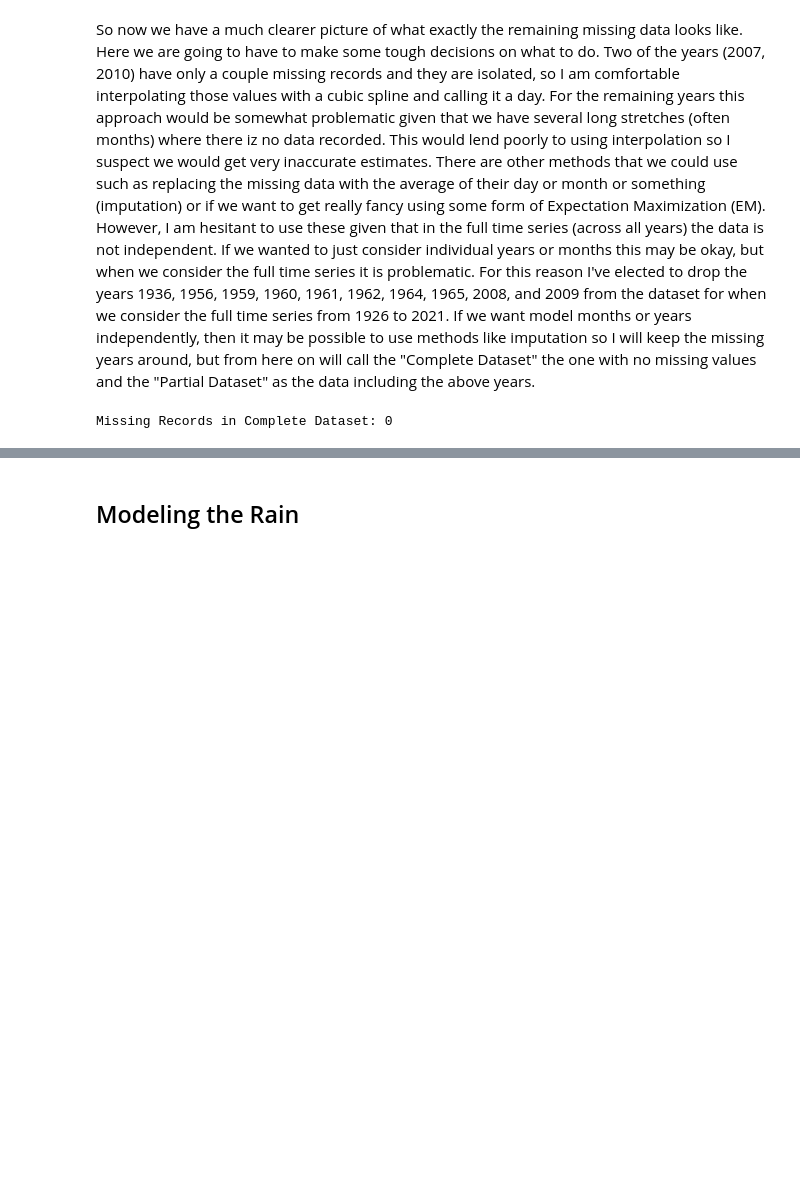
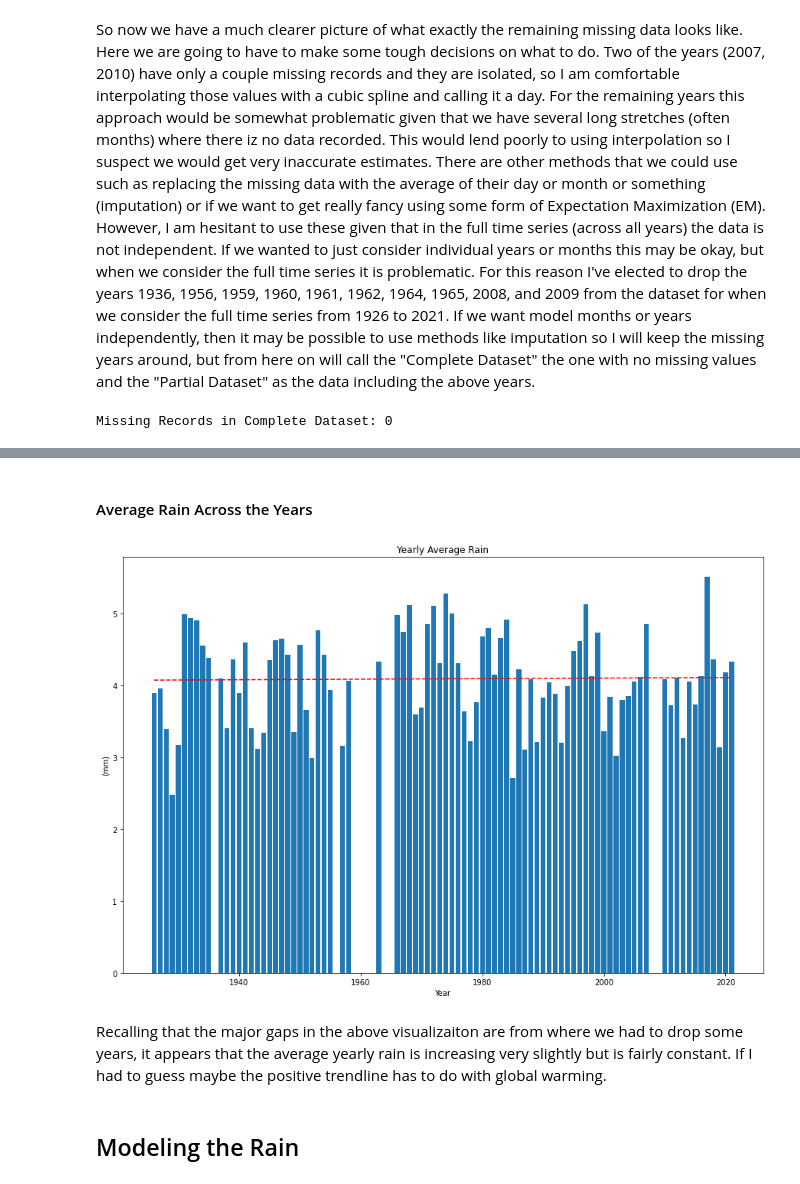
Before and after one commit to AlanJohnM/Modelling-Raincouver, a Jupyter notebook: Raincouver.ipynb, the cells around one changed output, grey strips where cells are left out. Saved outputs shown, nothing was run; the diff lists cells and outputs as text; code cells hidden in the pictures; blank space fills up the shorter version.

```diff
--- a/Raincouver.ipynb
+++ b/Raincouver.ipynb
@@ -260,2 +310,18 @@ Missing Records in Complete Dataset: 0
+# %% [markdown]
+#### Average Rain  Across the Years
+# %%
+plt.figure(figsize=(15,10))
+yearly_average = CompleteDataset.drop(["Month", "Day"], axis=1).groupby("Year").mean()
+a, b = np.polyfit(yearly_average.index.to_numpy(), yearly_average["Total Rain (mm)"].to_numpy(), 1)
+plt.bar(x=yearly_average.index.to_numpy(), height=yearly_average["Total Rain (mm)"].to_numpy(), label = "Per Year Average Rain")
+plt.plot(yearly_average.index.to_numpy(), a*yearly_average.index.to_numpy()+b, "--", color="red")
+plt.title("Yearly Average Rain")
+plt.ylabel("(mm)")
+plt.xlabel("Year")
+plt.show()
+# %% [output]
+[figure, added]
+# %% [markdown]
+Recalling that the major gaps in the above visualizaiton are from where we had to drop some years, it appears that the average yearly rain is increasing very slightly but is fairly constant. If I had to guess maybe the  positive trendline has to do with global warming.
 # %% [markdown]
 ## Modeling the Rain
```
Also changed, not shown: parts of 32 cells of this notebook.
